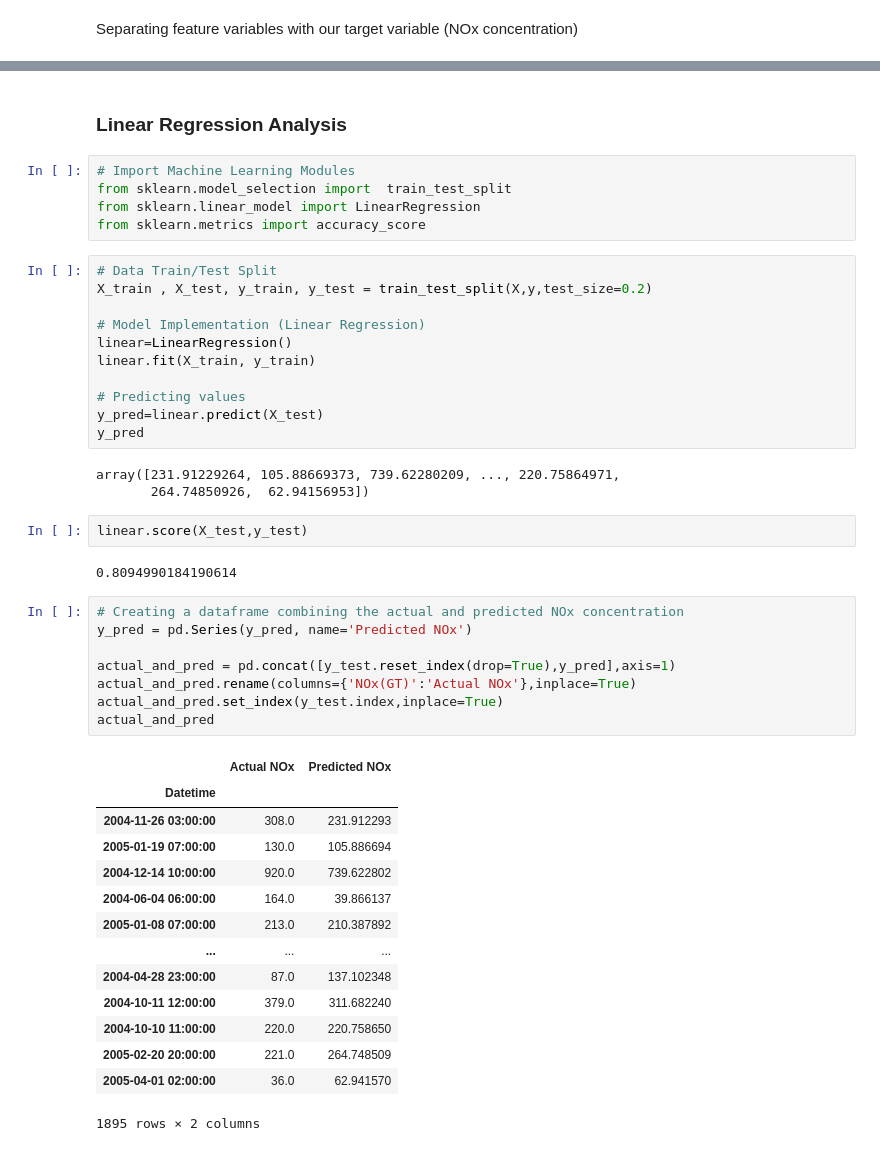
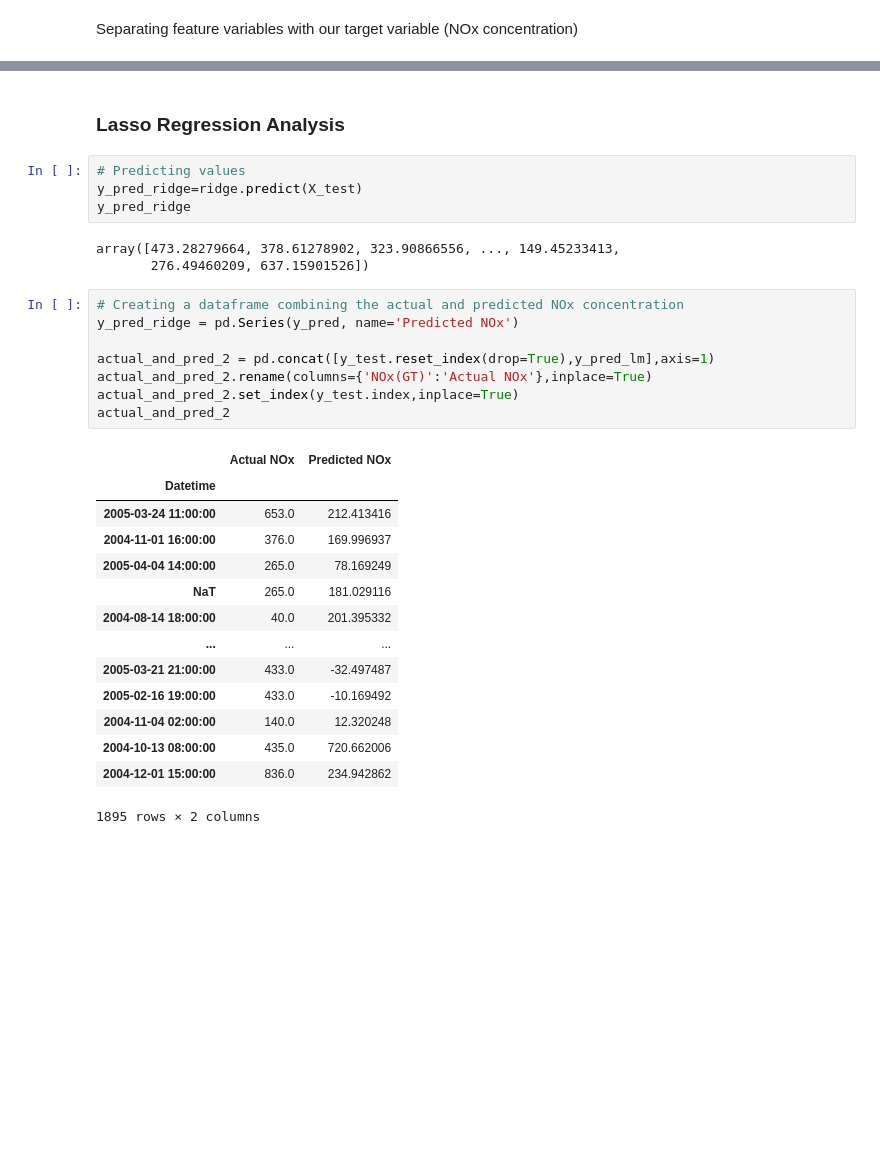
Before and after one commit to bryancastillo10/Machine-Learning-Projects, a Jupyter notebook: 01_Regression/EDA_air_quality_uci.ipynb, the cells around one changed output, grey strips where cells are left out. Cells and saved outputs as stored; diff of their text form; blank space fills up the shorter version.

```diff
--- a/air_quality_regression.ipynb
+++ b/01_Regression/EDA_air_quality_uci.ipynb
@@ -227,48 +222,32 @@ y = new_df['NOx(GT)']
 # %% [markdown]
-### Linear Regression Analysis
+### Lasso Regression Analysis
-# %%
-# Import Machine Learning Modules
-from sklearn.model_selection import  train_test_split
-from sklearn.linear_model import LinearRegression
-from sklearn.metrics import accuracy_score
-# %%
-# Data Train/Test Split
-X_train , X_test, y_train, y_test = train_test_split(X,y,test_size=0.2)
-
-# Model Implementation (Linear Regression)
-linear=LinearRegression()
-linear.fit(X_train, y_train)
-
-# Predicting values
-y_pred=linear.predict(X_test)
-y_pred
-# %% [output]
-array([231.91229264, 105.88669373, 739.62280209, ..., 220.75864971,
-       264.74850926,  62.94156953])
-# %%
-linear.score(X_test,y_test)
-# %% [output]
-0.8094990184190614
+# %%
+# Predicting values
+y_pred_ridge=ridge.predict(X_test)
+y_pred_ridge
+# %% [output]
+array([473.28279664, 378.61278902, 323.90866556, ..., 149.45233413,
+       276.49460209, 637.15901526])
 # %%
 # Creating a dataframe combining the actual and predicted NOx concentration
-y_pred = pd.Series(y_pred, name='Predicted NOx')
+y_pred_ridge = pd.Series(y_pred, name='Predicted NOx')
 
-actual_and_pred = pd.concat([y_test.reset_index(drop=True),y_pred],axis=1)
-actual_and_pred.rename(columns={'NOx(GT)':'Actual NOx'},inplace=True)
-actual_and_pred.set_index(y_test.index,inplace=True)
-actual_and_pred
+actual_and_pred_2 = pd.concat([y_test.reset_index(drop=True),y_pred_lm],axis=1)
+actual_and_pred_2.rename(columns={'NOx(GT)':'Actual NOx'},inplace=True)
+actual_and_pred_2.set_index(y_test.index,inplace=True)
+actual_and_pred_2
 # %% [output]
 |  | Actual NOx | Predicted NOx |
 | Datetime |  |  |
-| 2004-11-26 03:00:00 | 308.0 | 231.912293 |
-| 2005-01-19 07:00:00 | 130.0 | 105.886694 |
-| 2004-12-14 10:00:00 | 920.0 | 739.622802 |
-| 2004-06-04 06:00:00 | 164.0 | 39.866137 |
-| 2005-01-08 07:00:00 | 213.0 | 210.387892 |
+| 2005-03-24 11:00:00 | 653.0 | 212.413416 |
+| 2004-11-01 16:00:00 | 376.0 | 169.996937 |
+| 2005-04-04 14:00:00 | 265.0 | 78.169249 |
+| NaT | 265.0 | 181.029116 |
+| 2004-08-14 18:00:00 | 40.0 | 201.395332 |
 | ... | ... | ... |
-| 2004-04-28 23:00:00 | 87.0 | 137.102348 |
-| 2004-10-11 12:00:00 | 379.0 | 311.682240 |
-| 2004-10-10 11:00:00 | 220.0 | 220.758650 |
-| 2005-02-20 20:00:00 | 221.0 | 264.748509 |
-| 2005-04-01 02:00:00 | 36.0 | 62.941570 |
+| 2005-03-21 21:00:00 | 433.0 | -32.497487 |
+| 2005-02-16 19:00:00 | 433.0 | -10.169492 |
+| 2004-11-04 02:00:00 | 140.0 | 12.320248 |
+| 2004-10-13 08:00:00 | 435.0 | 720.662006 |
+| 2004-12-01 15:00:00 | 836.0 | 234.942862 |
 1895 rows × 2 columns
```
Also changed, not shown: parts of 7 cells of this notebook, 7 other files.
